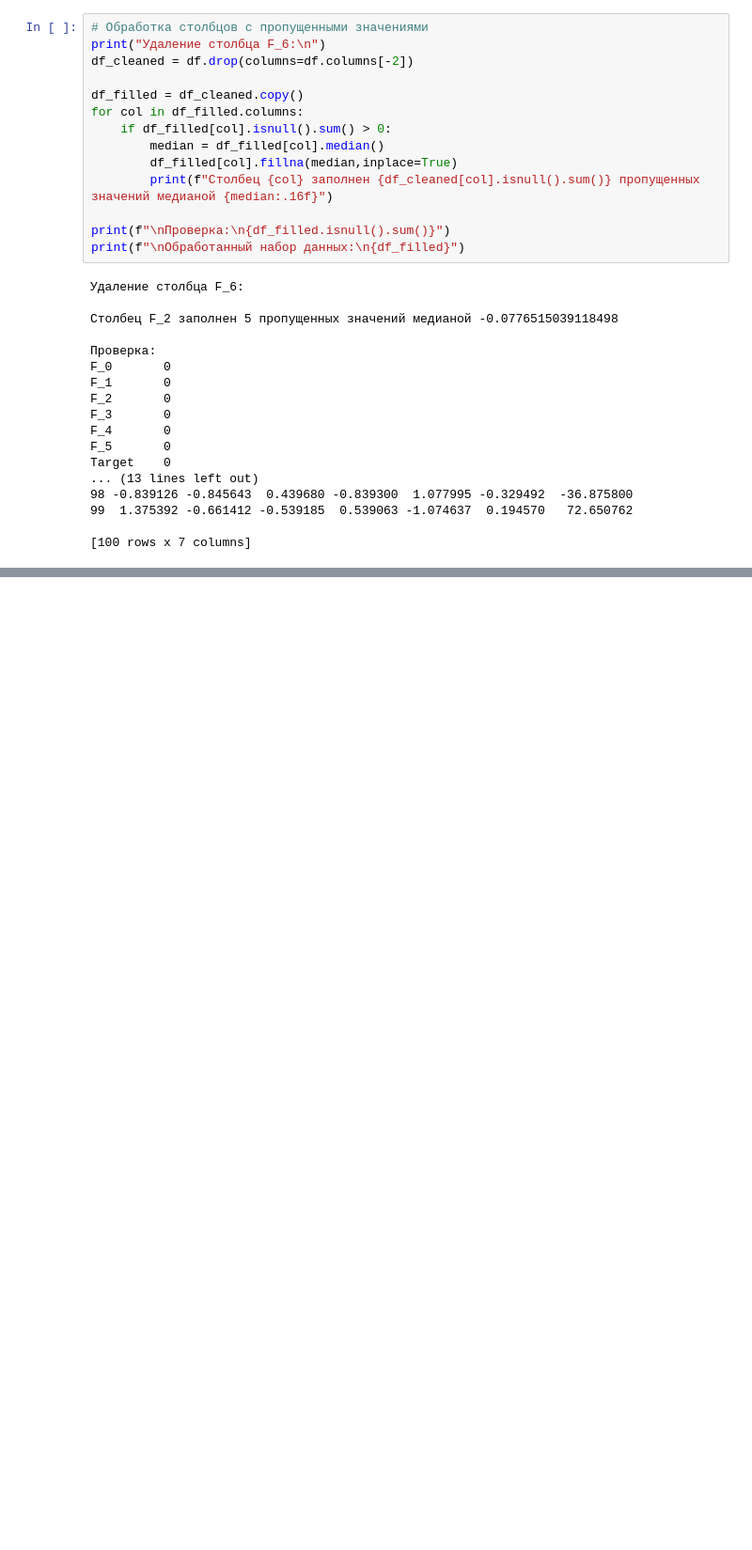
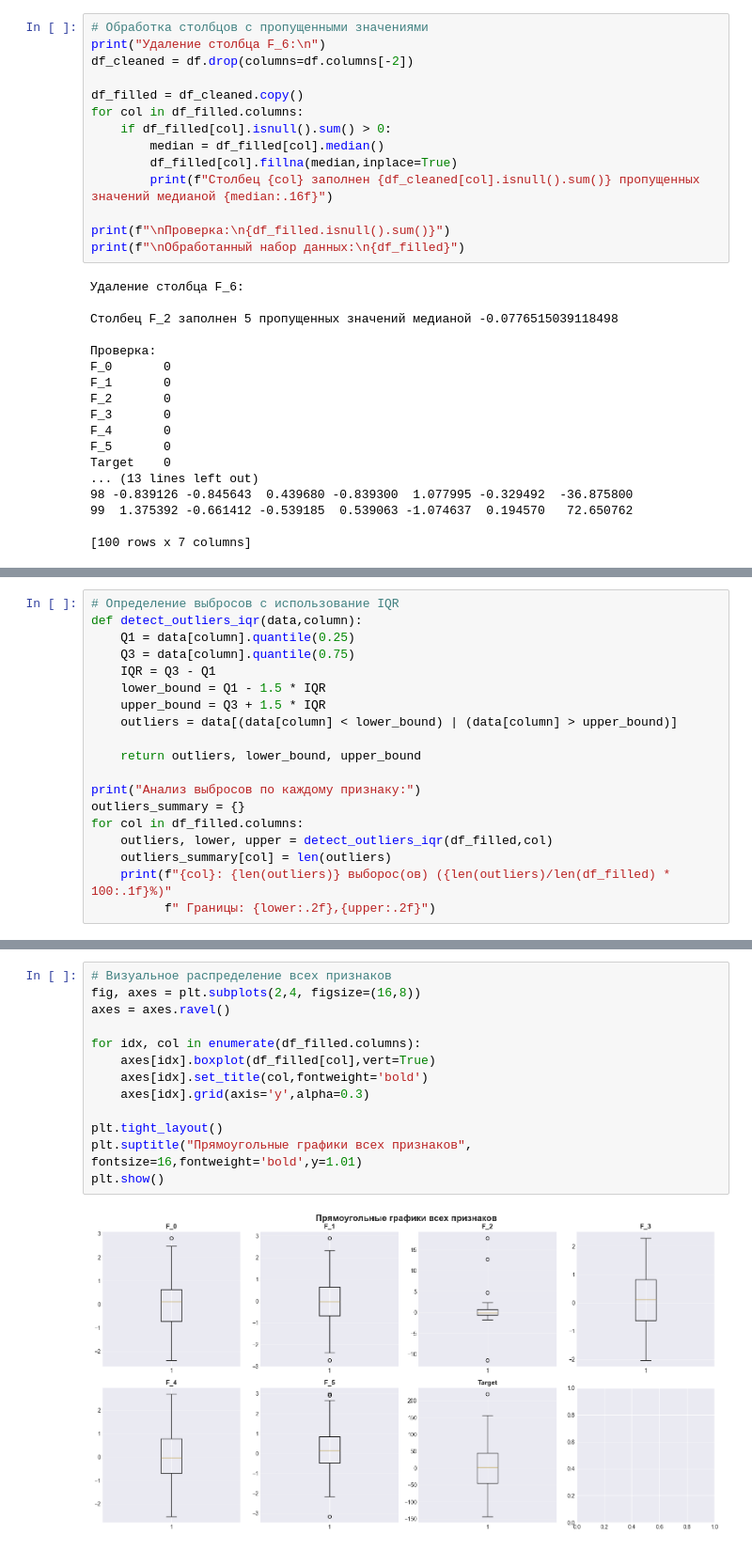
Before and after one commit to medicsera/MachineLerning, a Jupyter notebook: RegressionTask.ipynb, the cells around one changed output, grey strips where cells are left out. Shown: that part at 94% size. Drawn from its saved outputs; the diff is of its cells as text; blank space fills up the shorter version.

```diff
--- a/RegressionTask.ipynb
+++ b/RegressionTask.ipynb
@@ -125,0 +203,19 @@ Target    0
+# %%
+# Определение выбросов с использование IQR
+def detect_outliers_iqr(data,column):
+    Q1 = data[column].quantile(0.25)
+    Q3 = data[column].quantile(0.75)
+    IQR = Q3 - Q1
+    lower_bound = Q1 - 1.5 * IQR
+    upper_bound = Q3 + 1.5 * IQR
+    outliers = data[(data[column] < lower_bound) | (data[column] > upper_bound)]
+
+    return outliers, lower_bound, upper_bound
+
+print("Анализ выбросов по каждому признаку:")
+outliers_summary = {}
+for col in df_filled.columns:
+    outliers, lower, upper = detect_outliers_iqr(df_filled,col)
+    outliers_summary[col] = len(outliers)
+    print(f"{col}: {len(outliers)} выборос(ов) ({len(outliers)/len(df_filled) * 100:.1f}%)"
+          f" Границы: {lower:.2f},{upper:.2f}")
@@ -125,0 +231,15 @@ Target    0
+# %%
+# Визуальное распределение всех признаков
+fig, axes = plt.subplots(2,4, figsize=(16,8))
+axes = axes.ravel()
+
+for idx, col in enumerate(df_filled.columns):
+    axes[idx].boxplot(df_filled[col],vert=True)
+    axes[idx].set_title(col,fontweight='bold')
+    axes[idx].grid(axis='y',alpha=0.3)
+
+plt.tight_layout()
+plt.suptitle("Прямоугольные графики всех признаков", fontsize=16,fontweight='bold',y=1.01)
+plt.show()
+# %% [output]
+[figure, added]
```
Also changed, not shown: parts of 6 cells of this notebook.
